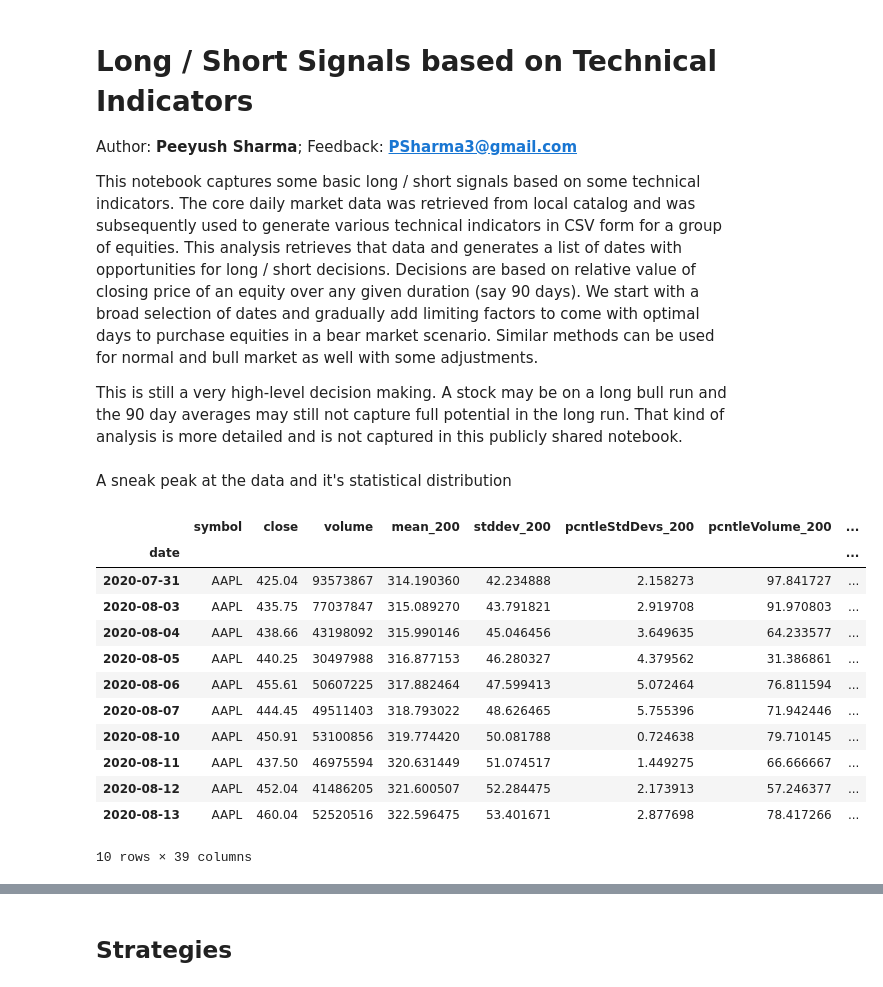
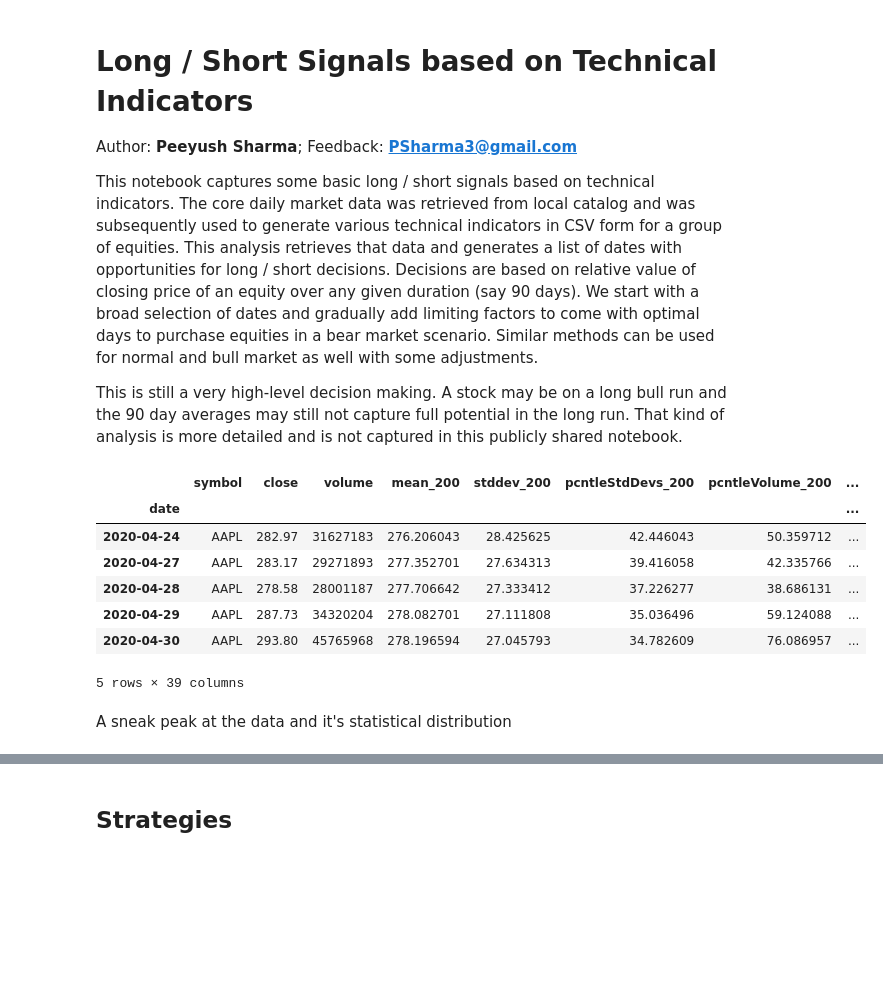
Before and after one commit to psharma1544/JupyterNotebooks, a Jupyter notebook: Quants/Reference_Plot_Technical_Indicators.ipynb, the cells around one changed output, grey strips where cells are left out. Drawn from its saved outputs; the diff is of its cells as text; code cells hidden in the pictures; blank space fills up the shorter version.

```diff
--- a/Quants/Reference_Plot_Technical_Indicators.ipynb
+++ b/Quants/Reference_Plot_Technical_Indicators.ipynb
@@ -2,6 +2,6 @@
 # Long / Short Signals based on Technical Indicators
 Author: **Peeyush Sharma**; Feedback: **PSharma3@gmail.com**
 
-This notebook captures some basic long / short signals based on some technical indicators. The core daily market data was retrieved from local catalog and was subsequently used to generate various technical indicators in CSV form for a group of equities. This analysis retrieves that data and generates a list of dates with opportunities for long / short decisions. Decisions are based on relative value of closing price of an equity over any given duration (say 90 days). We start with a  broad selection of dates and gradually add limiting factors to come with optimal days to purchase equities in a bear market scenario. Similar methods can be used for normal and bull market as well with some adjustments.
+This notebook captures some basic long / short signals based on technical indicators. The core daily market data was retrieved from local catalog and was subsequently used to generate various technical indicators in CSV form for a group of equities. This analysis retrieves that data and generates a list of dates with opportunities for long / short decisions. Decisions are based on relative value of closing price of an equity over any given duration (say 90 days). We start with a  broad selection of dates and gradually add limiting factors to come with optimal days to purchase equities in a bear market scenario. Similar methods can be used for normal and bull market as well with some adjustments.
 
 This is still a very high-level decision making. A stock may be on a long bull run and the 90 day averages may still not capture full potential in the long run. That kind of analysis is more detailed and is not captured in this publicly shared notebook.
@@ -37,48 +20,51 @@ BASE_DIR = 'C:\\Users\\pshar\\Dropbox\workspace\\HelloPython\\HistoricalMarketDa
 DURATIONS = (14, 30, 90, 200) # Roughly for bi-weekly, monthly, quarterly, and 200 days moving averages and other tech indicators
 # %%
 # Retrieve data for Technical Indicators from pre-calculated CSVs
-def generateFilePath(symbol, date=None):
+def generate_file_path(symbol, date=None):
     if date is not None:
-        strDate = datetime.strftime(date, '%Y%m%d')
-        fileName = symbol.lower()+'_'+strDate+'.csv'
-        filePath = os.path.join(BASE_DIR, fileName)
+        str_date = datetime.strftime(date, '%Y%m%d')
+        file_name = symbol.lower()+'_'+str_date+'.csv'
+        file_path = os.path.join(BASE_DIR, file_name)
     else:
-        fileName = symbol.lower()+'.csv'
-        filePath = os.path.join(BASE_DIR, fileName)
-    if filePath is None:
+        file_name = symbol.lower()+'.csv'
+        file_path = os.path.join(BASE_DIR, file_name)
+    if file_path is None:
             print('Could not find file for symbol:{}'.format(symbol))
-    # print(filePath)
-    return filePath, fileName
+    # print(file_path)
+    return file_path, file_name
 # %%
 # Retrieve sample data for a stock for predictions.
-strDateTarget = '2012-01-03'
-dtTarget = datetime.strptime(strDateTarget, '%Y-%m-%d')
+str_date_from = '2012-01-03'
+str_date_to = '2020-04-30'
+
+dt_from = datetime.strptime(str_date_from, '%Y-%m-%d')
+dt_to = datetime.strptime(str_date_to, '%Y-%m-%d')
+
 # symbols = ['FB', 'MSFT', 'GOOGL', 'NFLX', 'AAPL', 'AMZN', 'WFC', 'TSLA', 'BAC', 'C', 'GS', 'JPM', 'MS', 'MRK', 'NKE']
 symbol = 'AAPL'
 # for symbol in symbols:
-filePath, _ = generateFilePath(symbol)
-if (filePath is not None):
+file_path, _ = generate_file_path(symbol)
+if file_path is not None:
     try:
-        dfrm = pd.read_csv(filePath)
+        dfrm = pd.read_csv(file_path)
+        dfrm['date'] = pd.to_datetime(dfrm['date'])
         dfrm.set_index('date', inplace=True)
+        dfrm = dfrm.loc[dt_from: dt_to, :]
+
+
     except FileNotFoundError as e:
         print('Exception reading input data for symbol {}.'.format(symbol))
         print(e)
+
+dfrm.tail(5)
+# %% [output]
+|  | symbol | close | volume | mean_200 | stddev_200 | pcntleStdDevs_200 | pcntleVolume_200 | ... |
+| date |  |  |  |  |  |  |  | ... |
+| 2020-04-24 | AAPL | 282.97 | 31627183 | 276.206043 | 28.425625 | 42.446043 | 50.359712 | ... |
+| 2020-04-27 | AAPL | 283.17 | 29271893 | 277.352701 | 27.634313 | 39.416058 | 42.335766 | ... |
+| 2020-04-28 | AAPL | 278.58 | 28001187 | 277.706642 | 27.333412 | 37.226277 | 38.686131 | ... |
+| 2020-04-29 | AAPL | 287.73 | 34320204 | 278.082701 | 27.111808 | 35.036496 | 59.124088 | ... |
+| 2020-04-30 | AAPL | 293.80 | 45765968 | 278.196594 | 27.045793 | 34.782609 | 76.086957 | ... |
+5 rows × 39 columns
 # %% [markdown]
 A sneak peak at the data and it's statistical distribution
-# %%
-dfrm.tail(10)
-# %% [output]
-|  | symbol | close | volume | mean_200 | stddev_200 | pcntleStdDevs_200 | pcntleVolume_200 | ... |
-| date |  |  |  |  |  |  |  | ... |
-| 2020-07-31 | AAPL | 425.04 | 93573867 | 314.190360 | 42.234888 | 2.158273 | 97.841727 | ... |
-| 2020-08-03 | AAPL | 435.75 | 77037847 | 315.089270 | 43.791821 | 2.919708 | 91.970803 | ... |
-| 2020-08-04 | AAPL | 438.66 | 43198092 | 315.990146 | 45.046456 | 3.649635 | 64.233577 | ... |
-| 2020-08-05 | AAPL | 440.25 | 30497988 | 316.877153 | 46.280327 | 4.379562 | 31.386861 | ... |
-| 2020-08-06 | AAPL | 455.61 | 50607225 | 317.882464 | 47.599413 | 5.072464 | 76.811594 | ... |
-| 2020-08-07 | AAPL | 444.45 | 49511403 | 318.793022 | 48.626465 | 5.755396 | 71.942446 | ... |
-| 2020-08-10 | AAPL | 450.91 | 53100856 | 319.774420 | 50.081788 | 0.724638 | 79.710145 | ... |
-| 2020-08-11 | AAPL | 437.50 | 46975594 | 320.631449 | 51.074517 | 1.449275 | 66.666667 | ... |
-| 2020-08-12 | AAPL | 452.04 | 41486205 | 321.600507 | 52.284475 | 2.173913 | 57.246377 | ... |
-| 2020-08-13 | AAPL | 460.04 | 52520516 | 322.596475 | 53.401671 | 2.877698 | 78.417266 | ... |
-10 rows × 39 columns
```
Also changed, not shown: parts of 11 cells of this notebook, 2 other files.
